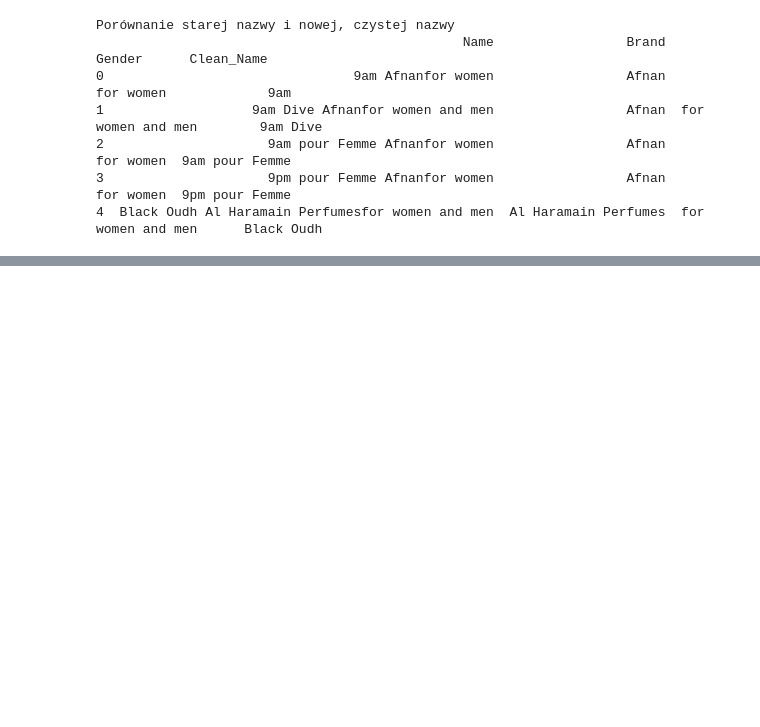
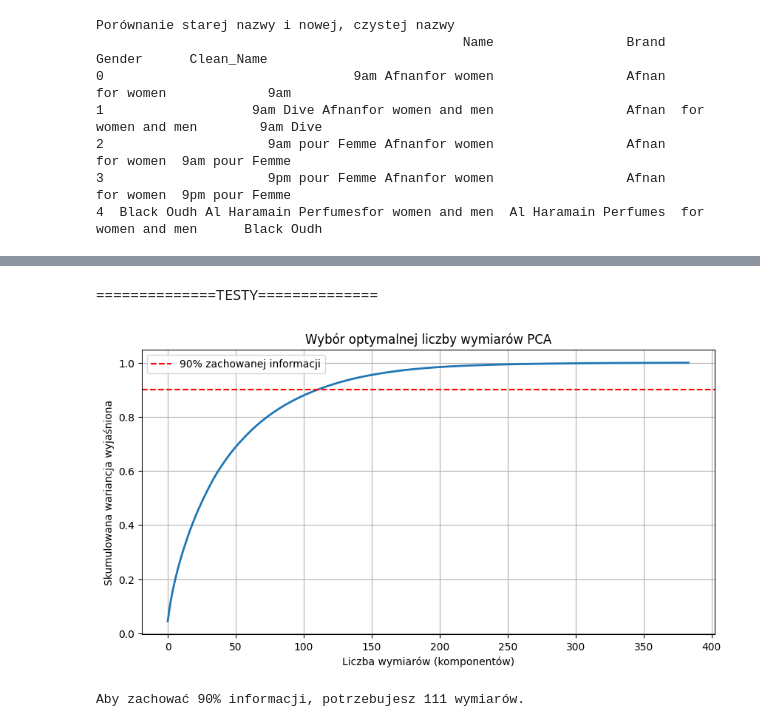
Before and after one commit to adamdobrogowski/semantic-perfume-search-app, a Jupyter notebook: data_cleaning.ipynb, the cells around one changed output, grey strips where cells are left out. Saved outputs shown, nothing was run; the diff lists cells and outputs as text; code cells hidden in the pictures; blank space fills up the shorter version.

```diff
--- a/data_cleaning.ipynb
+++ b/data_cleaning.ipynb
@@ -124,0 +149,17 @@ df_cleaned.head()
+# %%
+# === TASK 1.4: Usuwanie anomalii (Isolation Forest) ===
+from sklearn.ensemble import IsolationForest
+
+iso_forest = IsolationForest(n_estimators=100, contamination=0.02, random_state=42)
+
+predictions = iso_forest.fit_predict(embeddings)
+
+df_cleaned['Embedding'] = list(embeddings)
+df_cleaned['Anomaly'] = predictions
+
+df_final = df_cleaned[df_cleaned['Anomaly'] == 1].copy()
+
+df_final = df_final.drop(columns=['Anomaly'])
+
+print(f"Rozmiar bazy przed usunięciem anomalii: {df_cleaned.shape[0]}")
+print(f"Rozmiar bazy po czyszczeniu (gotowej do klastrowania): {df_final.shape[0]}")
@@ -124,0 +209,27 @@ df_cleaned.head()
+# %% [markdown]
+==============TESTY==============
+# %%
+import matplotlib.pyplot as plt
+import numpy as np
+from sklearn.decomposition import PCA
+
+pca_test = PCA(random_state=42)
+pca_test.fit(X_embeddings)
+
+cumsum = np.cumsum(pca_test.explained_variance_ratio_)
+
+plt.figure(figsize=(10, 5))
+plt.plot(cumsum, linewidth=2)
+plt.axhline(y=0.90, color='r', linestyle='--', label='90% zachowanej informacji')
+plt.xlabel('Liczba wymiarów (komponentów)')
+plt.ylabel('Skumulowana wariancja wyjaśniona')
+plt.title('Wybór optymalnej liczby wymiarów PCA')
+plt.legend()
+plt.grid(True)
+plt.show()
+
+optimal_dimensions = np.argmax(cumsum >= 0.90) + 1
+print(f"Aby zachować 90% informacji, potrzebujesz {optimal_dimensions} wymiarów.")
+# %% [output]
+[figure, added]
+Aby zachować 90% informacji, potrzebujesz 111 wymiarów.
```
Also changed, not shown: parts of 4 cells of this notebook.
